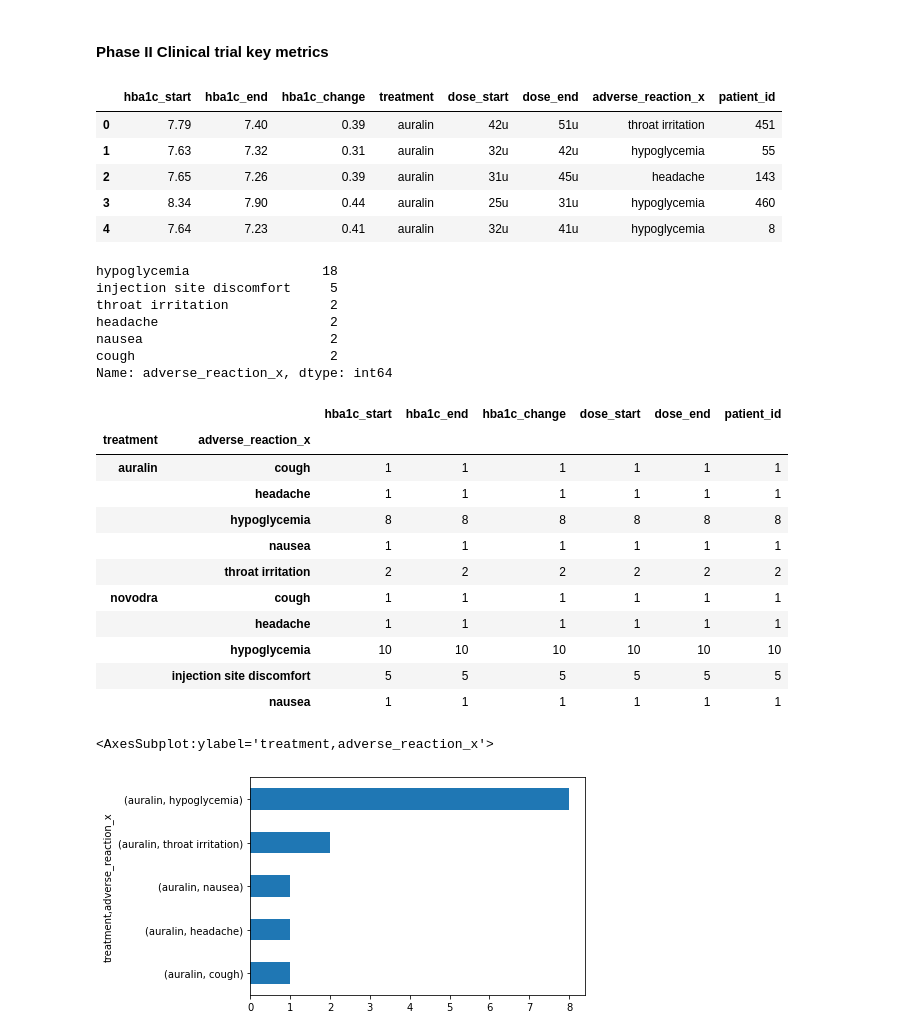
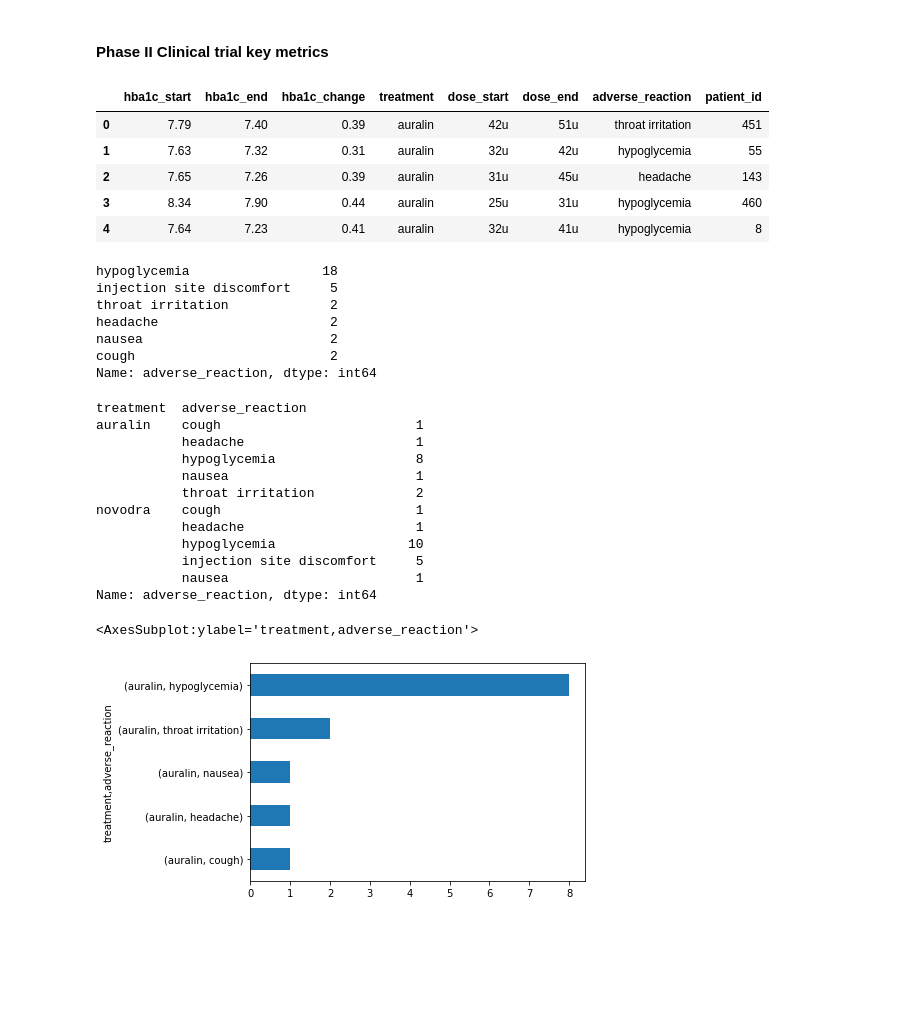
Before and after one commit to jacyee/insulin-drug-analysis, a Jupyter notebook: insulin_drug.ipynb, the cells around one changed output. Saved outputs shown, nothing was run; the diff lists cells and outputs as text; code cells hidden in the pictures; blank space fills up the shorter version.

```diff
--- a/insulin_drug.ipynb
+++ b/insulin_drug.ipynb
@@ -640,5 +640,3 @@ dtype: object
 
 # adverse_reactions table
 # lowercase given names and surnames
-# %%
-treatments_clean = treatments_clean.drop('adverse_reaction_y', axis=1)
@@ -654,7 +645,7 @@ treatments_clean = treatments_clean.drop('adverse_reaction_y', axis=1)
 # %%
 treatments_clean.head()
 # %% [output]
-|  | hba1c_start | hba1c_end | hba1c_change | treatment | dose_start | dose_end | adverse_reaction_x | patient_id |
+|  | hba1c_start | hba1c_end | hba1c_change | treatment | dose_start | dose_end | adverse_reaction | patient_id |
 | 0 | 7.79 | 7.40 | 0.39 | auralin | 42u | 51u | throat irritation | 451 |
 | 1 | 7.63 | 7.32 | 0.31 | auralin | 32u | 42u | hypoglycemia | 55 |
 | 2 | 7.65 | 7.26 | 0.39 | auralin | 31u | 45u | headache | 143 |
@@ -662,7 +653,7 @@ treatments_clean.head()
 | 4 | 7.64 | 7.23 | 0.41 | auralin | 32u | 41u | hypoglycemia | 8 |
 # %%
 # metric 1: adverse reactions for the drugs
-treatments_clean['adverse_reaction_x'].value_counts()
+treatments_clean['adverse_reaction'].value_counts()
 # %% [output]
 hypoglycemia                 18
 injection site discomfort     5
@@ -670,25 +661,25 @@ throat irritation             2
 headache                      2
 nausea                        2
 cough                         2
-Name: adverse_reaction_x, dtype: int64
+Name: adverse_reaction, dtype: int64
 # %%
-treatments_clean.groupby(['treatment','adverse_reaction_x']).count()
+treatments_clean[['treatment','adverse_reaction']].groupby(['treatment','adverse_reaction']).adverse_reaction.count()
 # %% [output]
-|  |  | hba1c_start | hba1c_end | hba1c_change | dose_start | dose_end | patient_id |
-| treatment | adverse_reaction_x |  |  |  |  |  |  |
-| auralin | cough | 1 | 1 | 1 | 1 | 1 | 1 |
-|  | headache | 1 | 1 | 1 | 1 | 1 | 1 |
-|  | hypoglycemia | 8 | 8 | 8 | 8 | 8 | 8 |
-|  | nausea | 1 | 1 | 1 | 1 | 1 | 1 |
-|  | throat irritation | 2 | 2 | 2 | 2 | 2 | 2 |
-| novodra | cough | 1 | 1 | 1 | 1 | 1 | 1 |
-|  | headache | 1 | 1 | 1 | 1 | 1 | 1 |
-|  | hypoglycemia | 10 | 10 | 10 | 10 | 10 | 10 |
-|  | injection site discomfort | 5 | 5 | 5 | 5 | 5 | 5 |
-|  | nausea | 1 | 1 | 1 | 1 | 1 | 1 |
+treatment  adverse_reaction
+auralin    cough                         1
+           headache                      1
+           hypoglycemia                  8
+           nausea                        1
+           throat irritation             2
+novodra    cough                         1
+           headache                      1
+           hypoglycemia                 10
+           injection site discomfort     5
+           nausea                        1
+Name: adverse_reaction, dtype: int64
 # %%
-treatments_clean[treatments_clean.treatment=='auralin'].groupby('treatment').adverse_reaction_x.value_counts().sort_values().plot(kind='barh')
+treatments_clean[treatments_clean.treatment=='auralin'].groupby('treatment').adverse_reaction.value_counts().sort_values().plot(kind='barh')
 # %% [output]
-<AxesSubplot:ylabel='treatment,adverse_reaction_x'>
+<AxesSubplot:ylabel='treatment,adverse_reaction'>
-[figure, old version]
+[figure, new version]
 # %%
```
Also changed, not shown: parts of 15 cells of this notebook.
